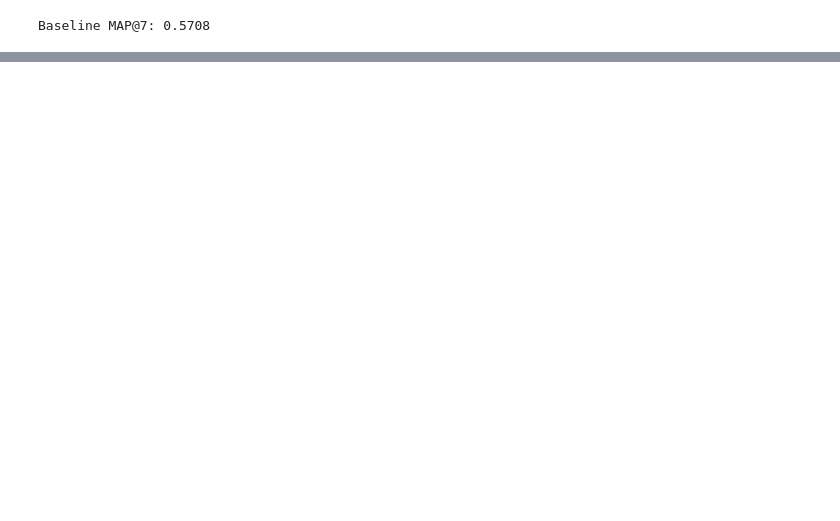
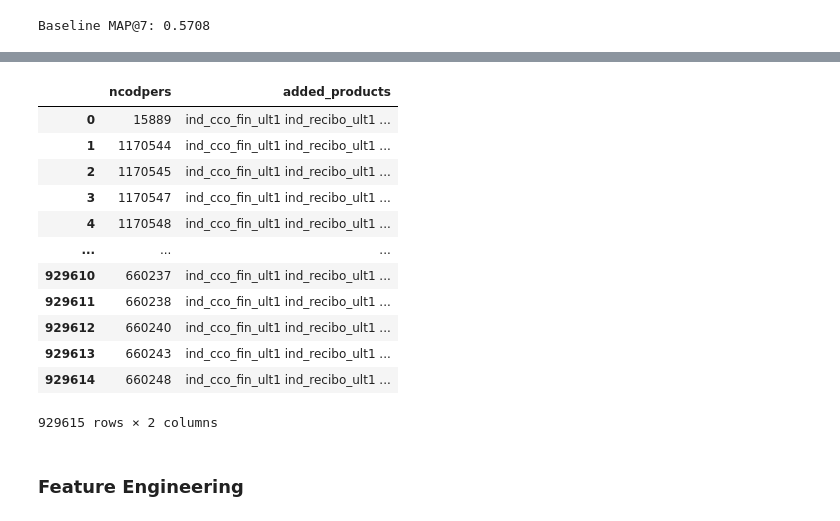
Before and after one commit to Santander-Product-Recsys/Santander-RecSys-Dennis, a Jupyter notebook: santander-product-recommendation.ipynb, the cells around one changed output, grey strips where cells are left out. Saved outputs shown, nothing was run; the diff lists cells and outputs as text; code cells hidden in the pictures; blank space fills up the shorter version.

```diff
--- a/santander-product-recommendation.ipynb
+++ b/santander-product-recommendation.ipynb
@@ -1358,0 +1354,2 @@ Baseline MAP@7: 0.5708
+# %%
+baseline_preds.rename(columns={'prediction': 'added_products'}, inplace=True)
@@ -1358,0 +1375,18 @@ Baseline MAP@7: 0.5708
+# %%
+baseline_preds
+# %% [output]
+|  | ncodpers | added_products |
+| 0 | 15889 | ind_cco_fin_ult1 ind_recibo_ult1 ... |
+| 1 | 1170544 | ind_cco_fin_ult1 ind_recibo_ult1 ... |
+| 2 | 1170545 | ind_cco_fin_ult1 ind_recibo_ult1 ... |
+| 3 | 1170547 | ind_cco_fin_ult1 ind_recibo_ult1 ... |
+| 4 | 1170548 | ind_cco_fin_ult1 ind_recibo_ult1 ... |
+| ... | ... | ... |
+| 929610 | 660237 | ind_cco_fin_ult1 ind_recibo_ult1 ... |
+| 929611 | 660238 | ind_cco_fin_ult1 ind_recibo_ult1 ... |
+| 929612 | 660240 | ind_cco_fin_ult1 ind_recibo_ult1 ... |
+| 929613 | 660243 | ind_cco_fin_ult1 ind_recibo_ult1 ... |
+| 929614 | 660248 | ind_cco_fin_ult1 ind_recibo_ult1 ... |
+929615 rows × 2 columns
+# %% [markdown]
+### Feature Engineering
```
Also changed, not shown: parts of 11 cells of this notebook, 1 other file.
